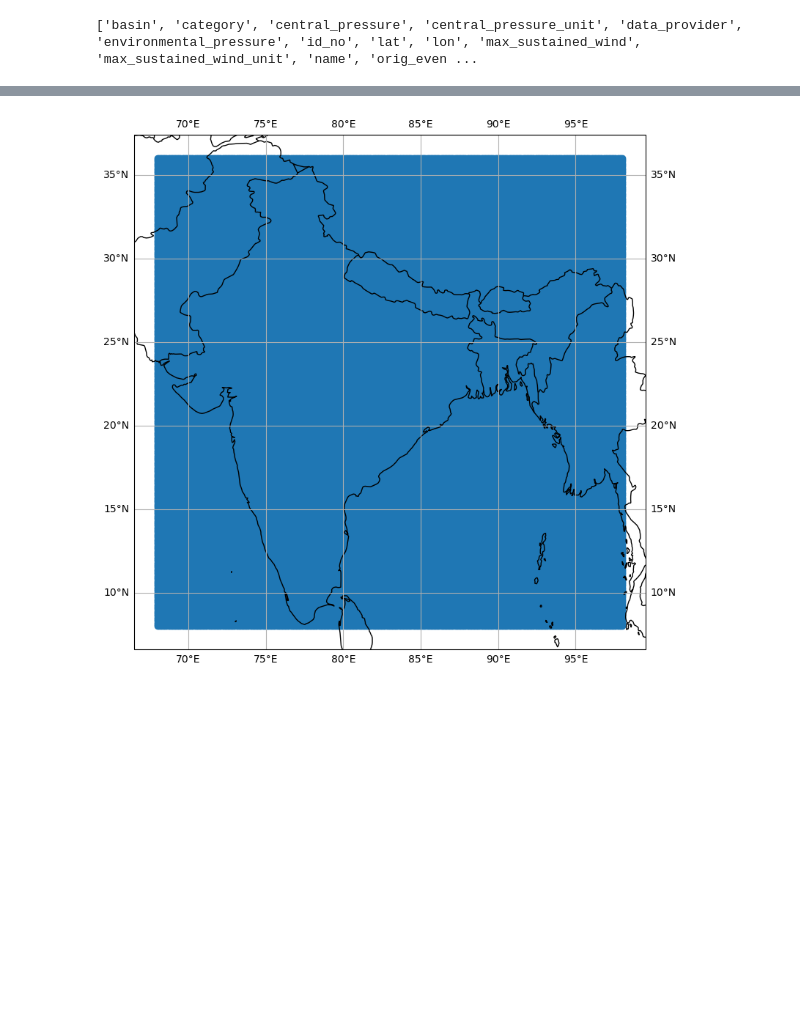
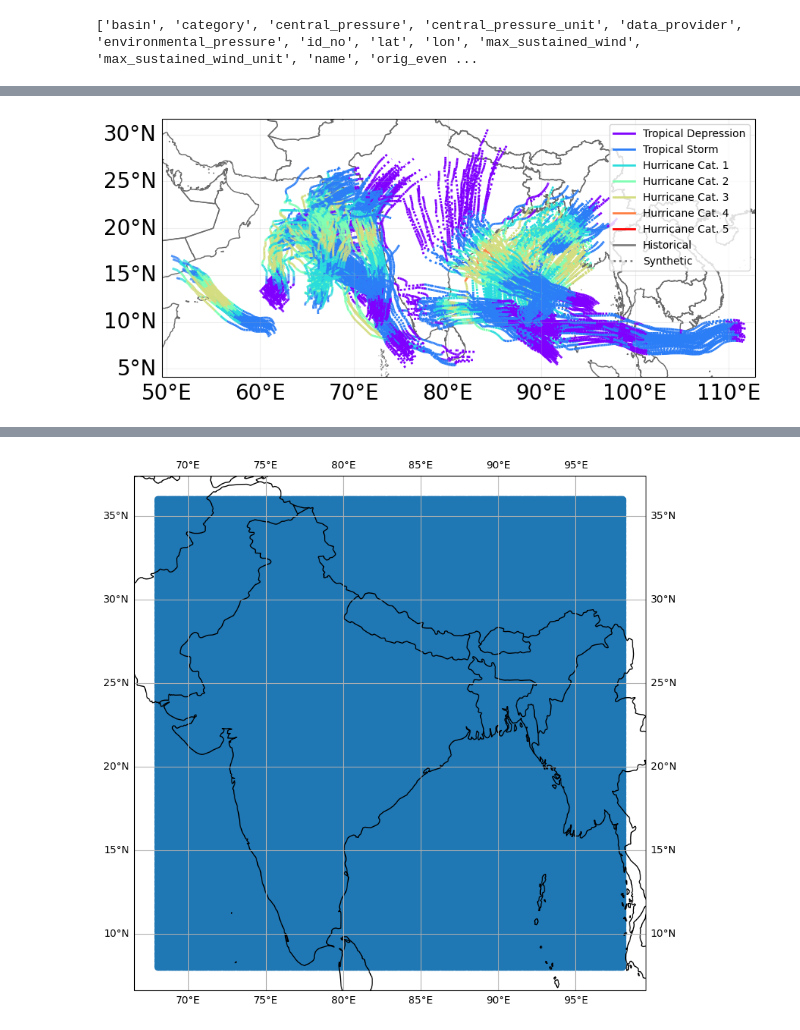
Before and after one commit to Moqian1122/TCRiskIndia, a Jupyter notebook: tc_histrocial_get.ipynb, the cells around one changed output, grey strips where cells are left out. Saved outputs shown, nothing was run; the diff lists cells and outputs as text; code cells hidden in the pictures; blank space fills up the shorter version.

```diff
--- a/tc_histrocial_get.ipynb
+++ b/tc_histrocial_get.ipynb
@@ -168,3 +140,12 @@ KeyError: 'storm'
+# %%
+# subset for simulatinos with categories
+cat3 = tc_hist_ni.subset({'category': 3})
+# %%
+cat3.equal_timestep()
+cat3.calc_perturbed_trajectories(nb_synth_tracks=5)
+cat3.plot();
+# %% [output]
+[figure, added]
 # %%
 # Simulate tracks for storm Mocha
 tr_mocha = TCTracks.from_ibtracs_netcdf(
```
Also changed, not shown: parts of 6 cells of this notebook, 11 other files.
